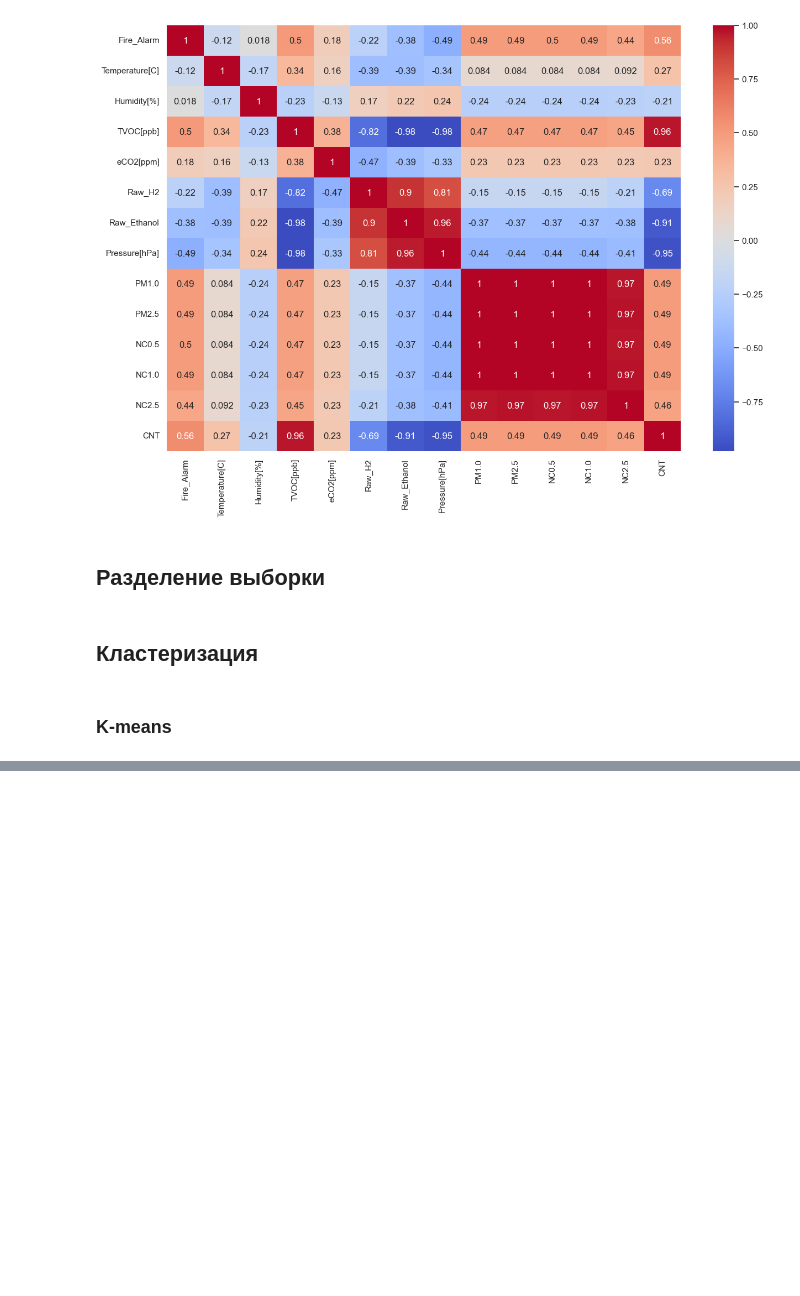
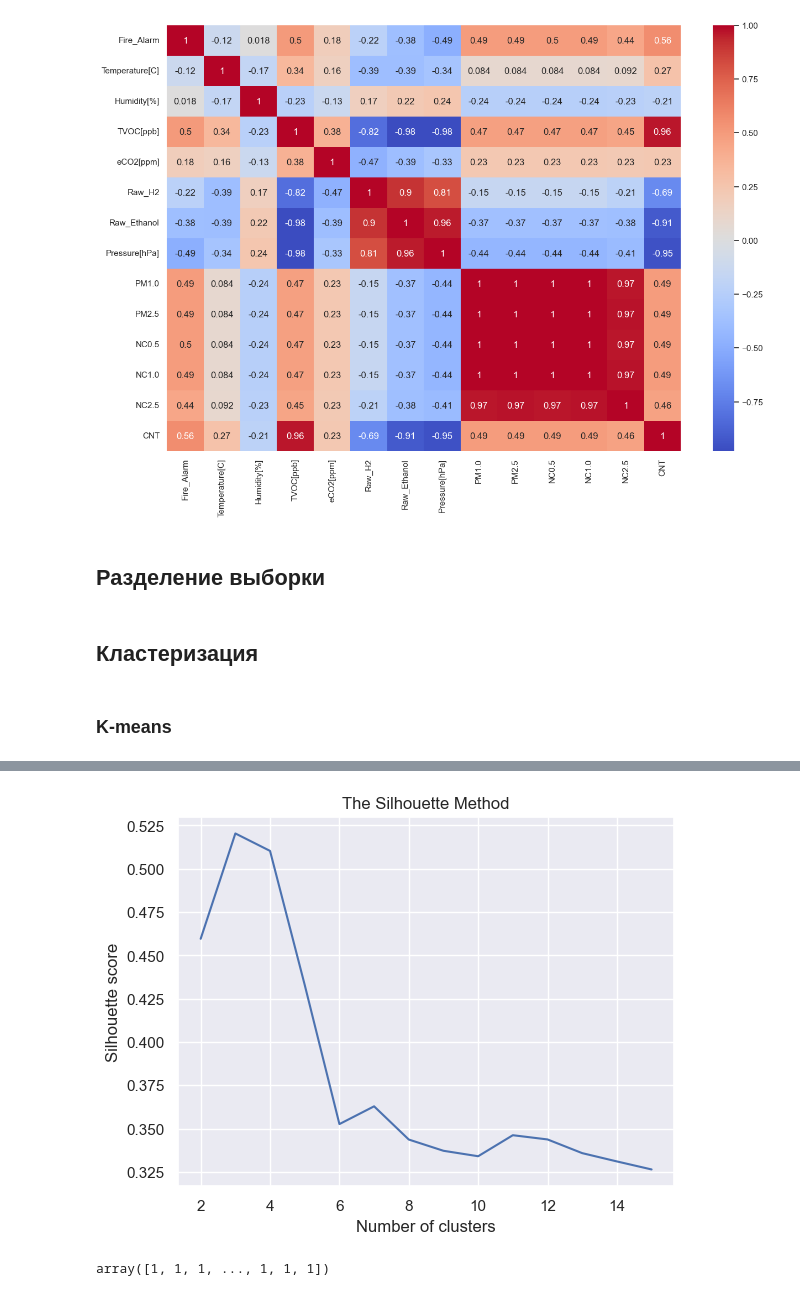
Before and after one commit to RabbiPaw/Mash.Obych, a Jupyter notebook: notebooks/Lab6.ipynb, the cells around one changed output, grey strips where cells are left out. Saved outputs shown, nothing was run; the diff lists cells and outputs as text; code cells hidden in the pictures; blank space fills up the shorter version.

```diff
--- a/notebooks/Lab6.ipynb
+++ b/notebooks/Lab6.ipynb
@@ -1034,0 +1146,14 @@ TypeError: list indices must be integers or slices, not tuple
+# %%
+sns.lineplot(x='K', y='silhouette_score', data=  optimal_k)
+plt.title('The Silhouette Method')
+plt.xlabel('Number of clusters')
+plt.ylabel('Silhouette score')
+plt.show()
+# %% [output]
+[figure, added]
+# %%
+kmeans = KMeans(n_clusters=3, random_state=300)
+clusters = kmeans.fit_predict(df)
+clusters
+# %% [output]
+array([1, 1, 1, ..., 1, 1, 1])
```
Also changed, not shown: parts of 60 cells of this notebook.
